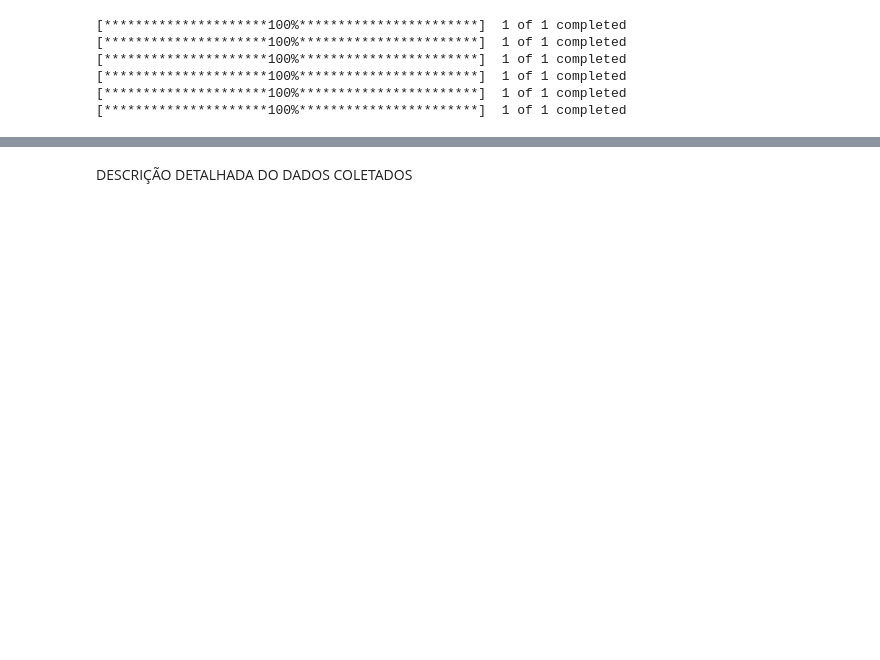
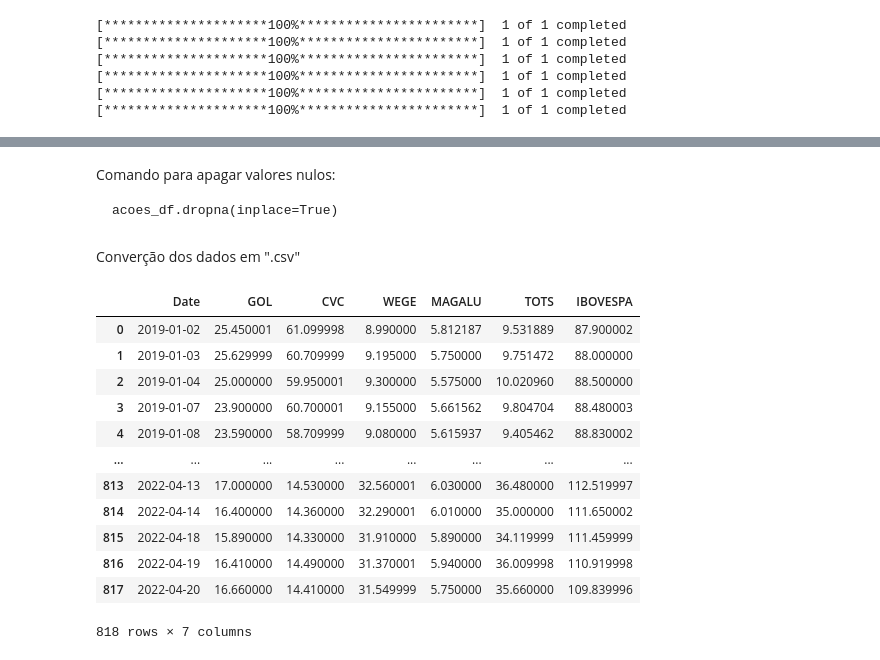
Before and after one commit to flaviogbm/financial-data-analysis_and_machine-leaning, a Jupyter notebook: IAexpert.ipynb, the cells around one changed output, grey strips where cells are left out. Cells and saved outputs as stored; diff of their text form; code cells hidden in the pictures; blank space fills up the shorter version.

````diff
--- a/IAexpert.ipynb
+++ b/IAexpert.ipynb
@@ -80,3 +100,10 @@ IBOVESPA     0
 dtype: int64
-# %% [markdown]
-DESCRIÇÃO DETALHADA DO DADOS COLETADOS
+# %% [markdown]
+Comando para apagar valores nulos:
+
+
+```
+acoes_df.dropna(inplace=True)
+```
+# %% [markdown]
+Converção dos dados em ".csv"
@@ -82,0 +112,17 @@ DESCRIÇÃO DETALHADA DO DADOS COLETADOS
+# %%
+acoes_df = pd.read_csv('acoes.csv')
+acoes_df
+# %% [output]
+|  | Date | GOL | CVC | WEGE | MAGALU | TOTS | IBOVESPA |
+| 0 | 2019-01-02 | 25.450001 | 61.099998 | 8.990000 | 5.812187 | 9.531889 | 87.900002 |
+| 1 | 2019-01-03 | 25.629999 | 60.709999 | 9.195000 | 5.750000 | 9.751472 | 88.000000 |
+| 2 | 2019-01-04 | 25.000000 | 59.950001 | 9.300000 | 5.575000 | 10.020960 | 88.500000 |
+| 3 | 2019-01-07 | 23.900000 | 60.700001 | 9.155000 | 5.661562 | 9.804704 | 88.480003 |
+| 4 | 2019-01-08 | 23.590000 | 58.709999 | 9.080000 | 5.615937 | 9.405462 | 88.830002 |
+| ... | ... | ... | ... | ... | ... | ... | ... |
+| 813 | 2022-04-13 | 17.000000 | 14.530000 | 32.560001 | 6.030000 | 36.480000 | 112.519997 |
+| 814 | 2022-04-14 | 16.400000 | 14.360000 | 32.290001 | 6.010000 | 35.000000 | 111.650002 |
+| 815 | 2022-04-18 | 15.890000 | 14.330000 | 31.910000 | 5.890000 | 34.119999 | 111.459999 |
+| 816 | 2022-04-19 | 16.410000 | 14.490000 | 31.370001 | 5.940000 | 36.009998 | 110.919998 |
+| 817 | 2022-04-20 | 16.660000 | 14.410000 | 31.549999 | 5.750000 | 35.660000 | 109.839996 |
+818 rows × 7 columns
````
Also changed, not shown: parts of 40 cells of this notebook.
